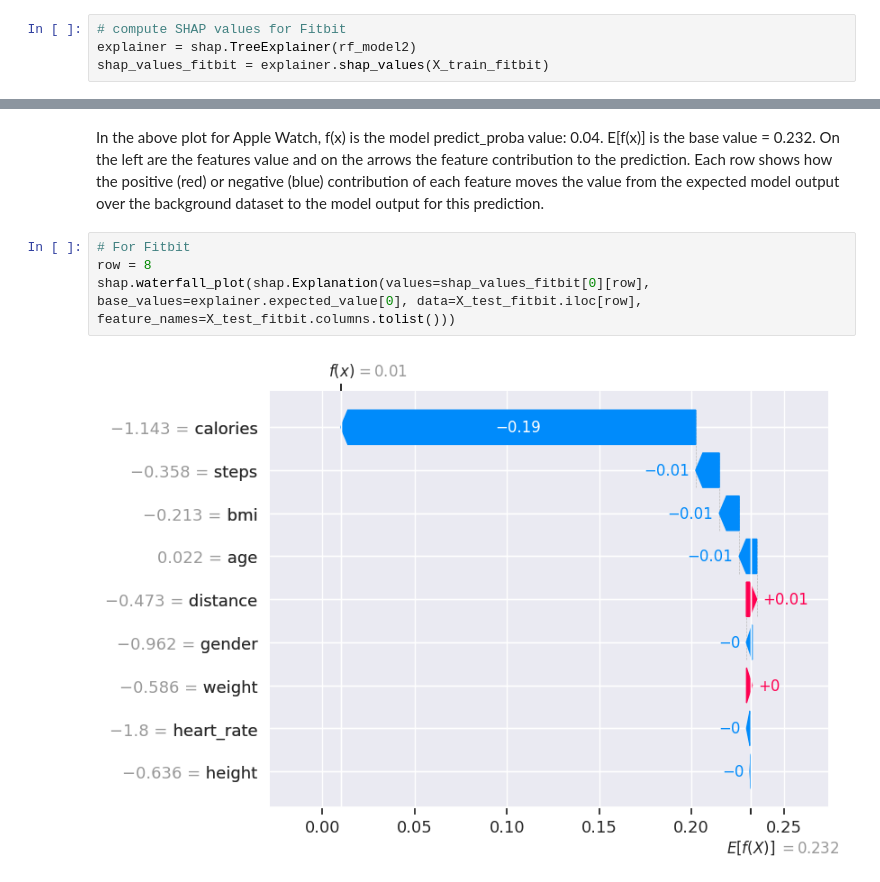
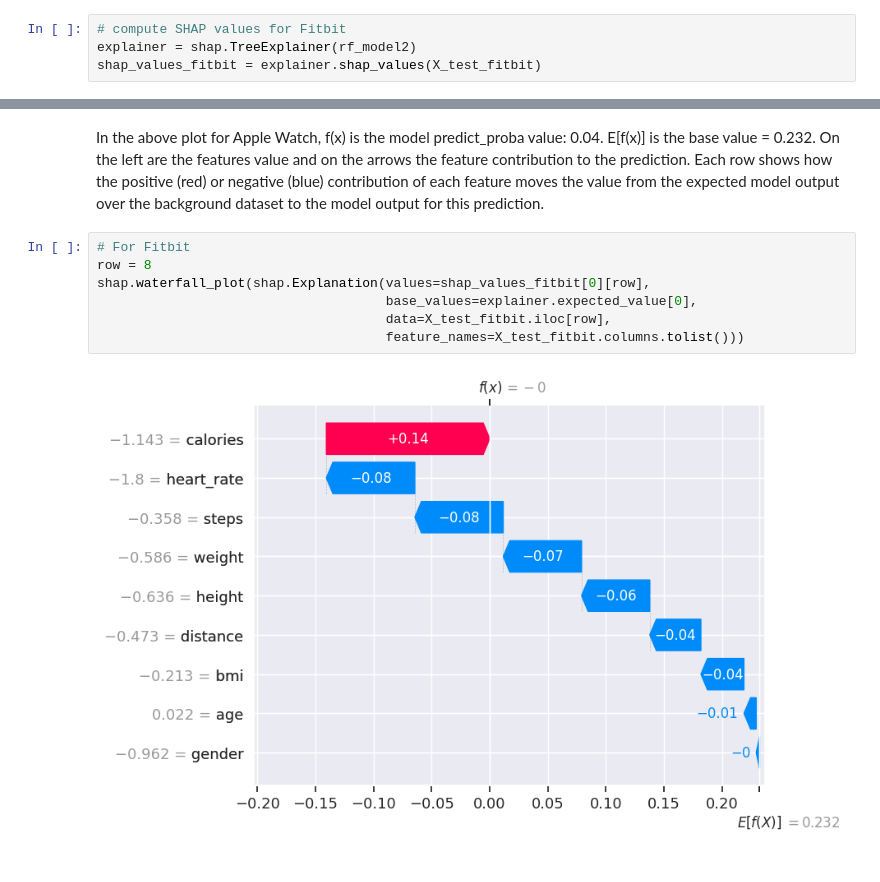
Before and after one commit to bernadetti0/predicting_activity, a Jupyter notebook: notebooks/Data_Analysis _arpita_version2.ipynb, the cells around one changed output, grey strips where cells are left out. Cells and saved outputs as stored; diff of their text form.

```diff
--- a/notebooks/Data_Analysis _arpita_version2.ipynb
+++ b/notebooks/Data_Analysis _arpita_version2.ipynb
@@ -965,6 +1180,6 @@ In order to separate better between the 'Self Pace Walk' and 'Sitting classes',
 # %%
 # compute SHAP values for Fitbit
 explainer = shap.TreeExplainer(rf_model2)
-shap_values_fitbit = explainer.shap_values(X_train_fitbit)
+shap_values_fitbit = explainer.shap_values(X_test_fitbit)
 # %%
 # Now we can plot relevant plots that will help us analyze the model for Fitbit
@@ -1057,6 +1334,9 @@ Each row shows how the positive (red) or negative (blue) contribution of each fe
 # %%
 # For Fitbit
 row = 8
-shap.waterfall_plot(shap.Explanation(values=shap_values_fitbit[0][row], base_values=explainer.expected_value[0], data=X_test_fitbit.iloc[row], feature_names=X_test_fitbit.columns.tolist()))
+shap.waterfall_plot(shap.Explanation(values=shap_values_fitbit[0][row],
+                                     base_values=explainer.expected_value[0],
+                                     data=X_test_fitbit.iloc[row],
+                                     feature_names=X_test_fitbit.columns.tolist()))
 # %% [output]
-[figure, old version]
+[figure, new version]
```
Also changed, not shown: parts of 50 cells of this notebook.
